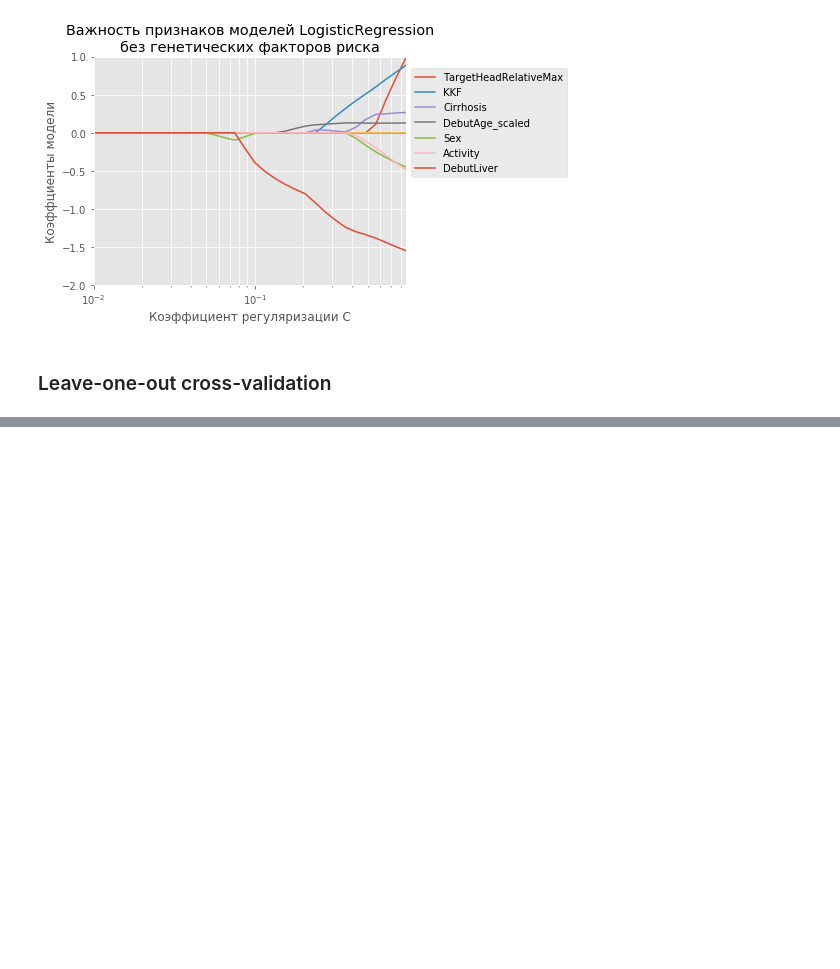
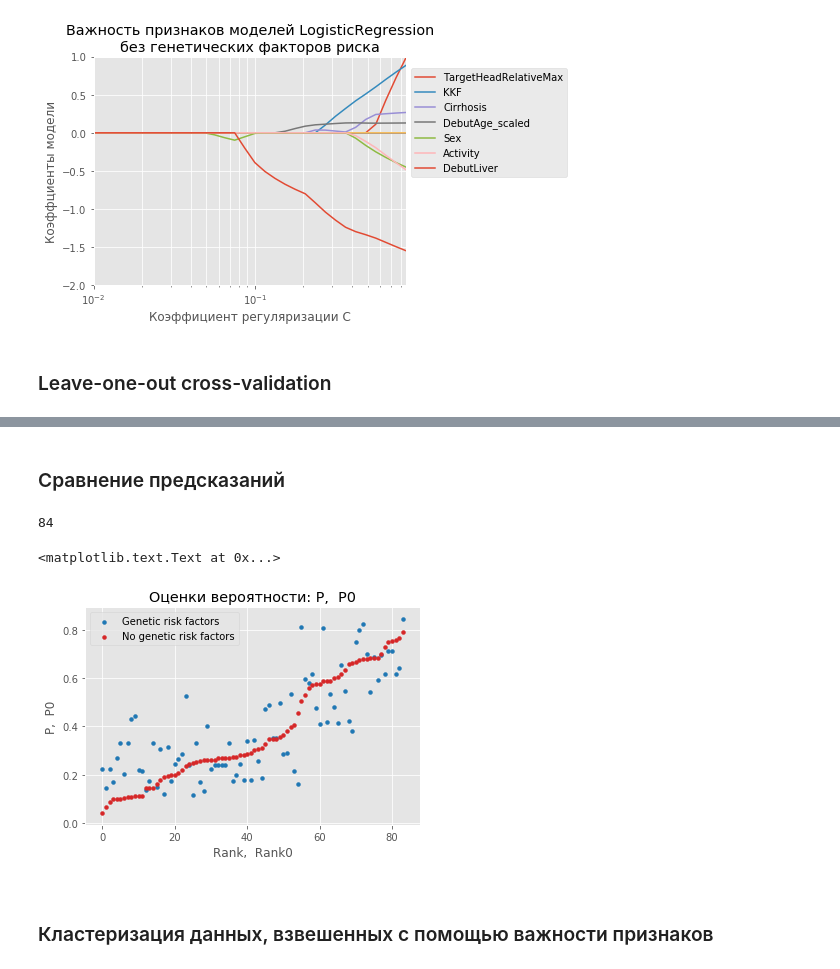
Before and after one commit to AlexanderArtemyev/Wilson-disease, a Jupyter notebook: Predict_LogisticRegression.ipynb, the cells around one changed output, grey strips where cells are left out. Drawn from its saved outputs; the diff is of its cells as text; code cells hidden in the pictures; blank space fills up the shorter version.

```diff
--- a/Predict_LogisticRegression.ipynb
+++ b/Predict_LogisticRegression.ipynb
@@ -482,0 +482,53 @@ plt.savefig('LogRegression.png', bbox_inches='tight')
+# %% [markdown]
+### Сравнение предсказаний
+# %%
+#pred_sorted   = -numpy.sort(-cv_predictions[:,1])
+#pred_0_sorted = -numpy.sort(-cv_predictions_0[:,1])
+pred_diff = cv_predictions[:,1] - cv_predictions_0[:,1]
+
+pred_array = np.array([
+    #list(range(pred_length)),
+    cv_predictions_0[:,1],
+    cv_predictions[:,1],
+    pred_diff[:]
+    ]).transpose()
+
+print(len(pred_array))
+
+pred_array_sorted_0 = pred_array[pred_array[:,0].argsort()]
+pred_array_sorted   = pred_array[pred_array[:,1].argsort()]
+
+#plt.scatter( x=range(len(pred_array_sorted_0)), y=pred_array_sorted_0[:,0])
+#plt.scatter( x=range(len(pred_array_sorted_0)), y=pred_array_sorted_0[:,1])
+# %% [output]
+84
+# %%
+plt.figure(figsize=(6, 4))
+#plt.subplots(1,2, figsize=(12, 4))
+#plt.subplots(2,1, figsize=(6, 8))
+
+# plt.subplot(1,2,1)
+plt.scatter( x=range(len(pred_array_sorted_0)), y=pred_array_sorted_0[:,1], color = 'tab:blue', label='Genetic risk factors',    s=15)
+plt.scatter( x=range(len(pred_array_sorted_0)), y=pred_array_sorted_0[:,0], color = 'tab:red',  label='No genetic risk factors', s=15)
+#
+#plt.scatter(range(pred_length), pred_sorted,   color = 'tab:blue',  label='Genetic risk factors', s=15)
+#plt.scatter(range(pred_length), pred_0_sorted, color = 'tab:red', label='No genetic risk factors', s=15)
+plt.legend()
+plt.title("Оценки вероятности: P,  P0")
+plt.xlabel("Rank,  Rank0\n")
+plt.ylabel("P,  P0")
+
+#plt.subplot(1,2,2)
+#plt.axhline(y=0, color='darkgrey', linestyle='-',linewidth=1)
+#
+#p = plt.scatter(cv_predictions_0[:,1],               # pred_0_sorted,
+#                pred_diff, s=15)
+#plt.title("Разность оценок вероятности: P - P0")
+#plt.xlabel("P0")                                  # plt.xlabel("P0")
+#plt.ylabel("P - P0")
+#p.set_sizes(3)
+# %% [output]
+<matplotlib.text.Text at 0x...>
+[figure, added]
+# %% [markdown]
+### Кластеризация данных, взвешенных с помощью важности признаков
```
Also changed, not shown: parts of 20 cells of this notebook.
